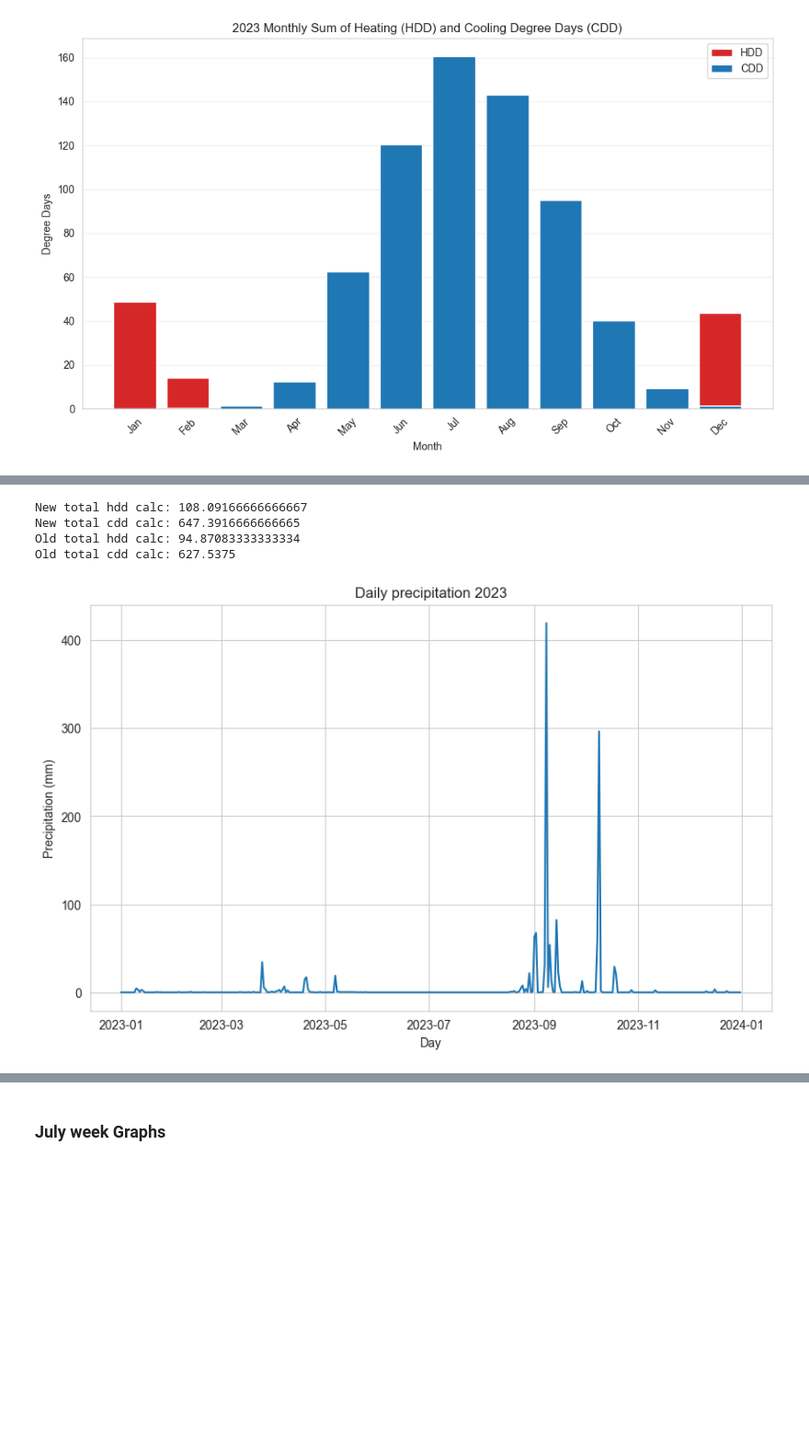
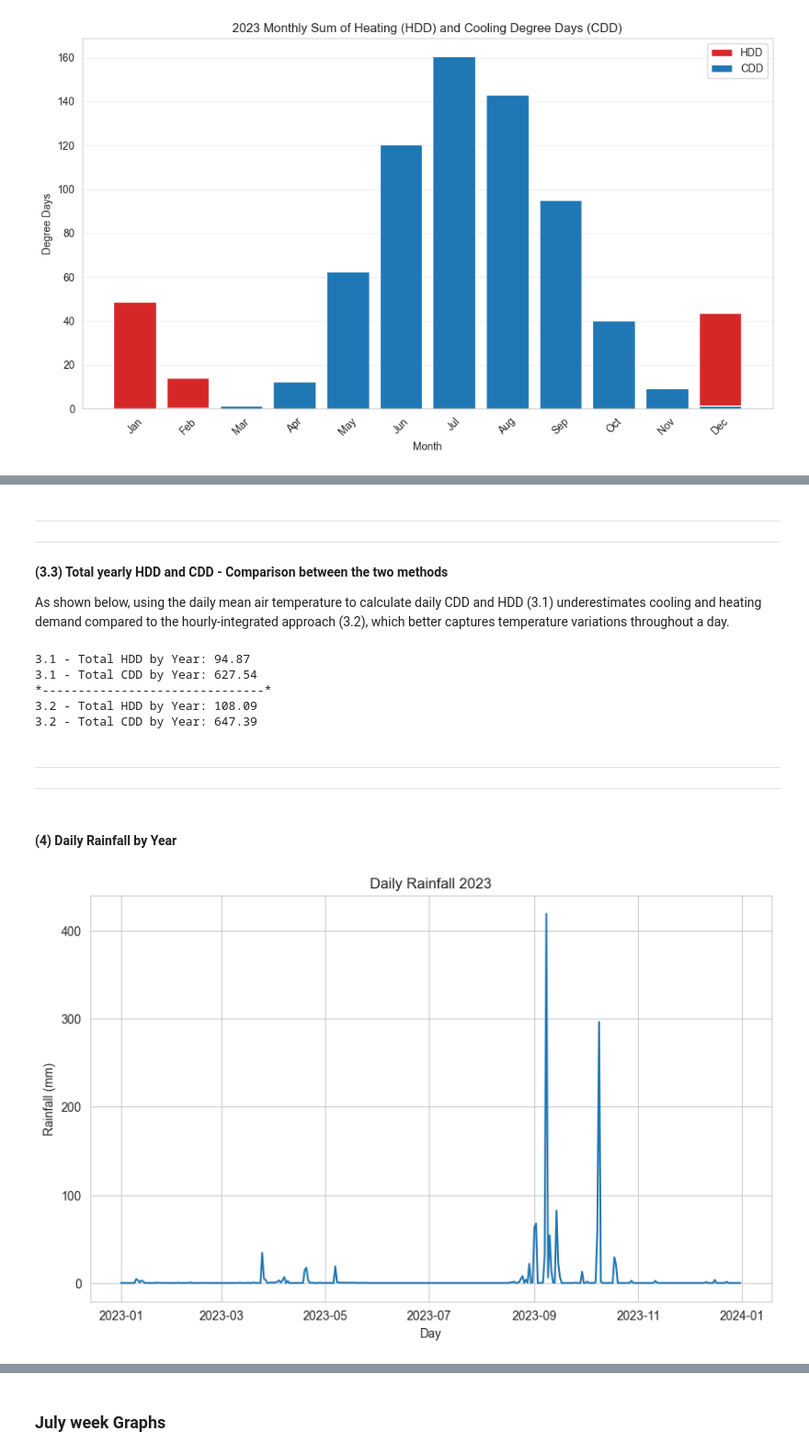
Before and after one commit to marcohl5/ME404_HongKongWeather, a Jupyter notebook: eda.ipynb, the cells around one changed output, grey strips where cells are left out. Shown at 92% size. Saved outputs shown, nothing was run; the diff lists cells and outputs as text; code cells hidden in the pictures; blank space fills up the shorter version.

```diff
--- a/eda.ipynb
+++ b/eda.ipynb
@@ -299,26 +427,40 @@ plt.show()
+# %% [markdown]
+---
+___
+# %% [markdown]
+**(3.3) Total yearly HDD and CDD - Comparison between the two methods**
+
+As shown below, using the daily mean air temperature to calculate daily CDD and HDD (3.1) underestimates cooling and heating demand compared to the hourly-integrated approach (3.2), which better captures temperature variations throughout a day.
 # %%
-print(f"New total hdd calc: {df_cddtest_month['hdd'].sum()}")
-print(f"New total cdd calc: {df_cddtest_month['cdd'].sum()}")
+print(f"3.1 - Total HDD by Year: {round(df_cdd_month['hdd'].sum(), 2)}")
+print(f"3.1 - Total CDD by Year: {round(df_cdd_month['cdd'].sum(), 2)}")
 
-print(f"Old total hdd calc: {df_cdd_month['hdd'].sum()}")
-print(f"Old total cdd calc: {df_cdd_month['cdd'].sum()}")
+print("*-------------------------------*")
+
+print(f"3.2 - Total HDD by Year: {round(df_cddtest_month['hdd'].sum(), 2)}")
+print(f"3.2 - Total CDD by Year: {round(df_cddtest_month['cdd'].sum(), 2)}")
 # %% [output]
-New total hdd calc: 108.09166666666667
-New total cdd calc: 647.3916666666665
-Old total hdd calc: 94.87083333333334
-Old total cdd calc: 627.5375
+3.1 - Total HDD by Year: 94.87
+3.1 - Total CDD by Year: 627.54
+*-------------------------------*
+3.2 - Total HDD by Year: 108.09
+3.2 - Total CDD by Year: 647.39
+# %% [markdown]
+---
+___
+# %% [markdown]
+#### (4) Daily Rainfall by Year
 # %%
 df_precip = df[["date", "rainfall(mm)"]]
 df_precip_daily = df[["date", "rainfall(mm)"]].groupby("date")["rainfall(mm)"].sum().reset_index()
 
-# Create the plot
 plt.figure(figsize=(10, 6))
 
 sns.lineplot(x="date", y="rainfall(mm)", data=df_precip_daily)
-plt.title("Daily precipitation 2023")
-plt.ylabel("Precipitation (mm)")
+plt.title("Daily Rainfall 2023")
+plt.ylabel("Rainfall (mm)")
 plt.xlabel("Day")
 # plt.xticks(list(df_jan_wk["hour"][::24]) + [df_jan_wk["hour"].iloc[-1]])
 plt.show()
 # %% [output]
-[figure, old version]
+[figure, new version]
```
Also changed, not shown: parts of 90 cells of this notebook, 7 other files.
